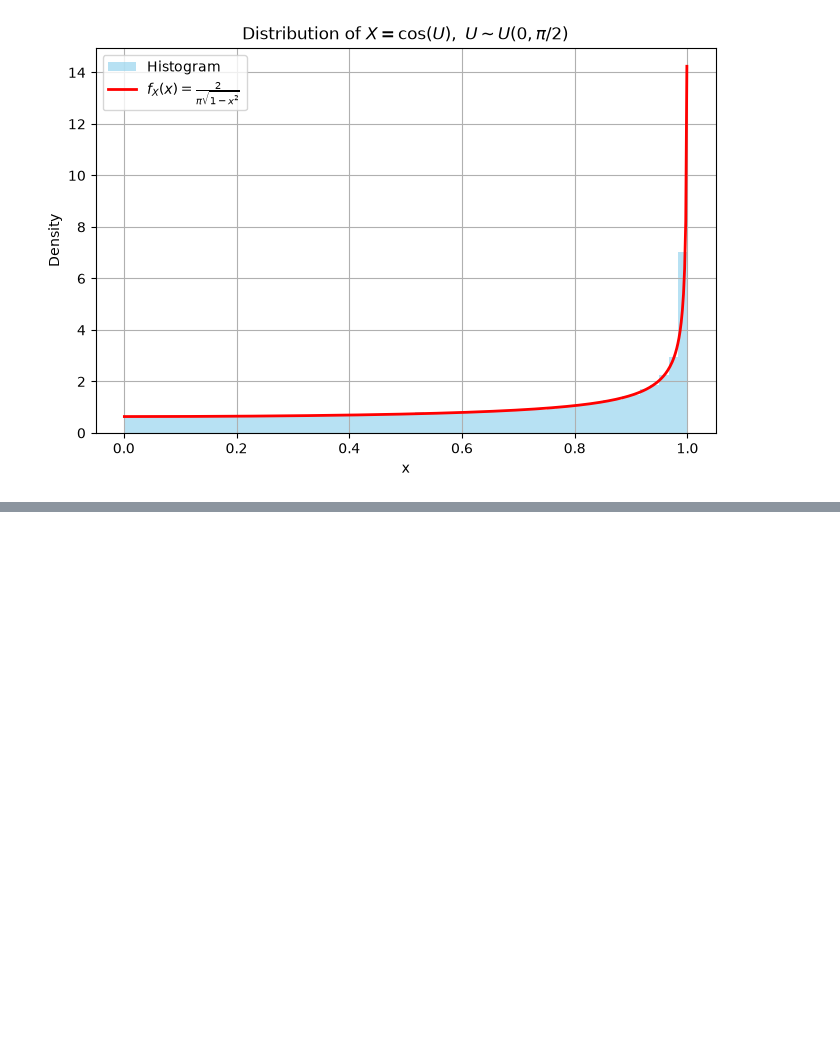
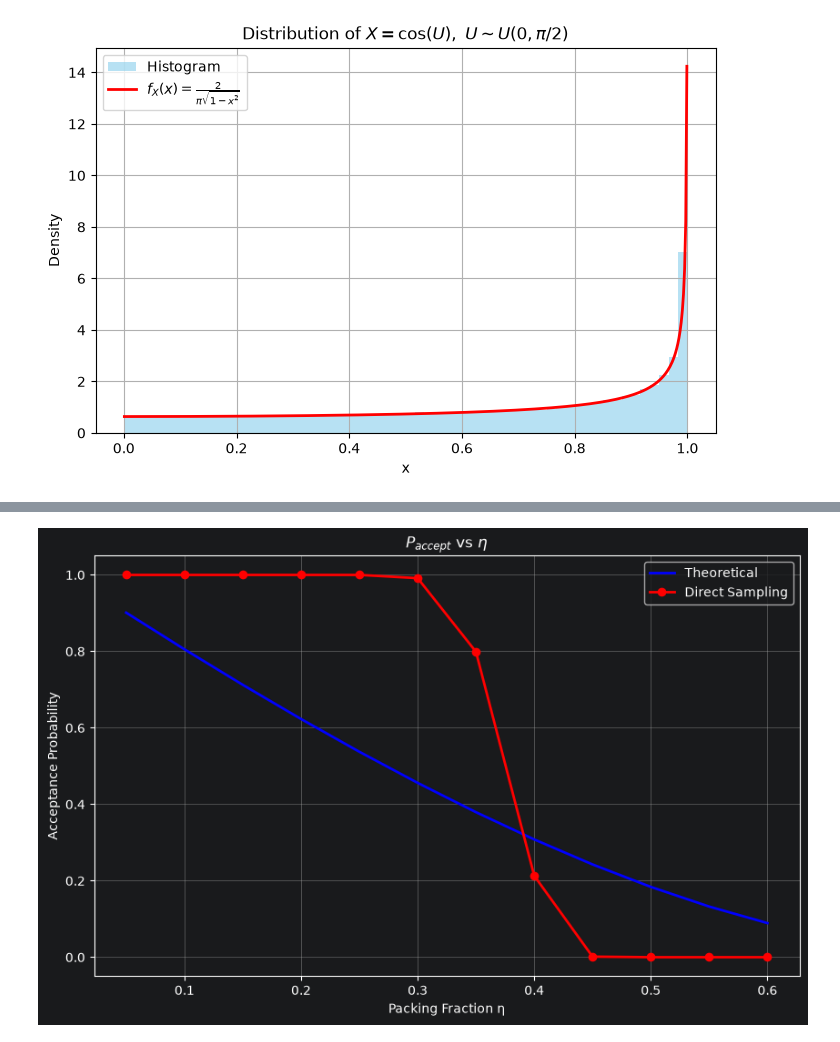
Before and after one commit to pamuduamarasinghe/Computational-Statistical-Mechanics, a Jupyter notebook: CSM04.ipynb, the cells around one changed output, grey strips where cells are left out. Cells and saved outputs as stored; diff of their text form; code cells hidden in the pictures; blank space fills up the shorter version.

Commit message:
ACCEPTANCE RATIO (P_accept)

```diff
--- a/CSM04.ipynb
+++ b/CSM04.ipynb
@@ -85,0 +88,90 @@ plt.show()
+# %%
+import numpy as np
+import matplotlib.pyplot as plt
+
+# Density values
+eta_values = np.linspace(0.05, 0.6, 12)
+
+# Theoretical values
+P_theoretical = []
+
+for eta in eta_values:
+    if eta < 0.99:
+        P = (1 - eta) * np.exp(-eta / (1 - eta))
+    else:
+        P = 0
+    P_theoretical.append(P)
+
+
+# Direct Sampling
+def DS_accept(eta, n_trials=2000, radius=0.5, box_size=10):
+
+    box_area = box_size**2
+    n_disks = int(eta * box_area / (np.pi * radius**2))
+
+    success = 0
+
+    for i in range(n_trials):
+
+        pos = []
+        overlap = False
+
+        for j in range(n_disks):
+
+            max_attempts = 50
+            placed = False
+
+            for k in range(max_attempts):
+
+                x = np.random.uniform(radius, box_size - radius)
+                y = np.random.uniform(radius, box_size - radius)
+
+                overlap = False
+
+                for px, py in pos:
+
+                    dist = np.sqrt((px - x)**2 + (py - y)**2)
+
+                    if dist < 2 * radius:
+                        overlap = True
+                        break
+
+                if not overlap:
+                    pos.append((x, y))
+                    placed = True
+                    break
+
+            if not placed:
+                overlap = True
+                break
+
+        if not overlap and len(pos) == n_disks:
+            success += 1
+
+    return success / n_trials
+
+
+#direct sampling values
+P_direct = []
+
+for eta in eta_values:
+
+    P = DS_accept(eta)
+    P_direct.append(P)
+    print(f"η = {eta:.3f}   P_accept = {P:.4f}")
+
+
+
+
+plt.figure(figsize=(10,6))
+plt.plot(eta_values, P_theoretical,'b-', linewidth=2,label='Theoretical')
+plt.plot(eta_values, P_direct,'ro-', linewidth=2,label='Direct Sampling')
+
+plt.xlabel("Packing Fraction η")
+plt.ylabel("Acceptance Probability")
+plt.title(r"$P_{accept}$ vs $\eta$")
+plt.grid(True)
+plt.legend()
+
+plt.show()
+# %% [output]
@@ -85,0 +190 @@ plt.show()
+[figure, added]
```
Also changed, not shown: parts of 2 cells of this notebook.
